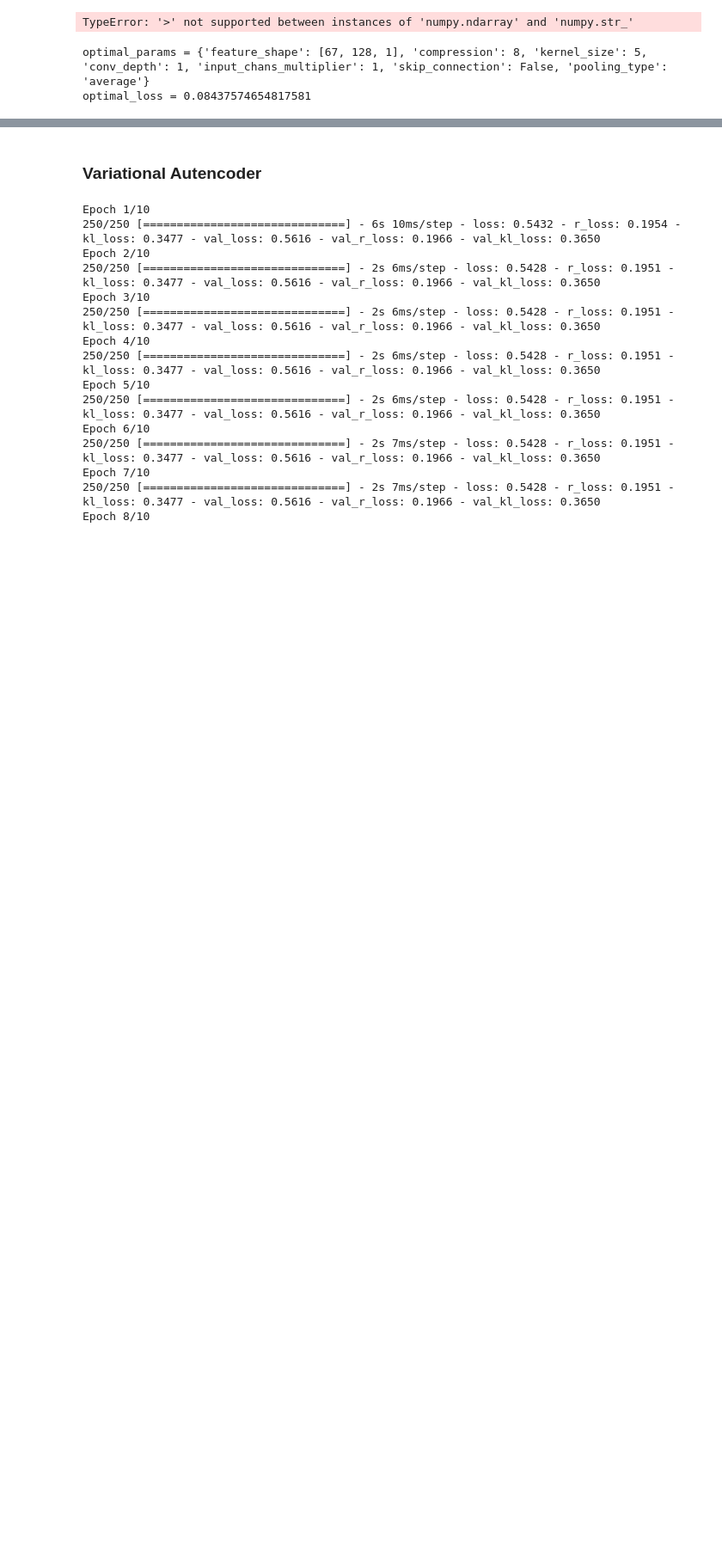
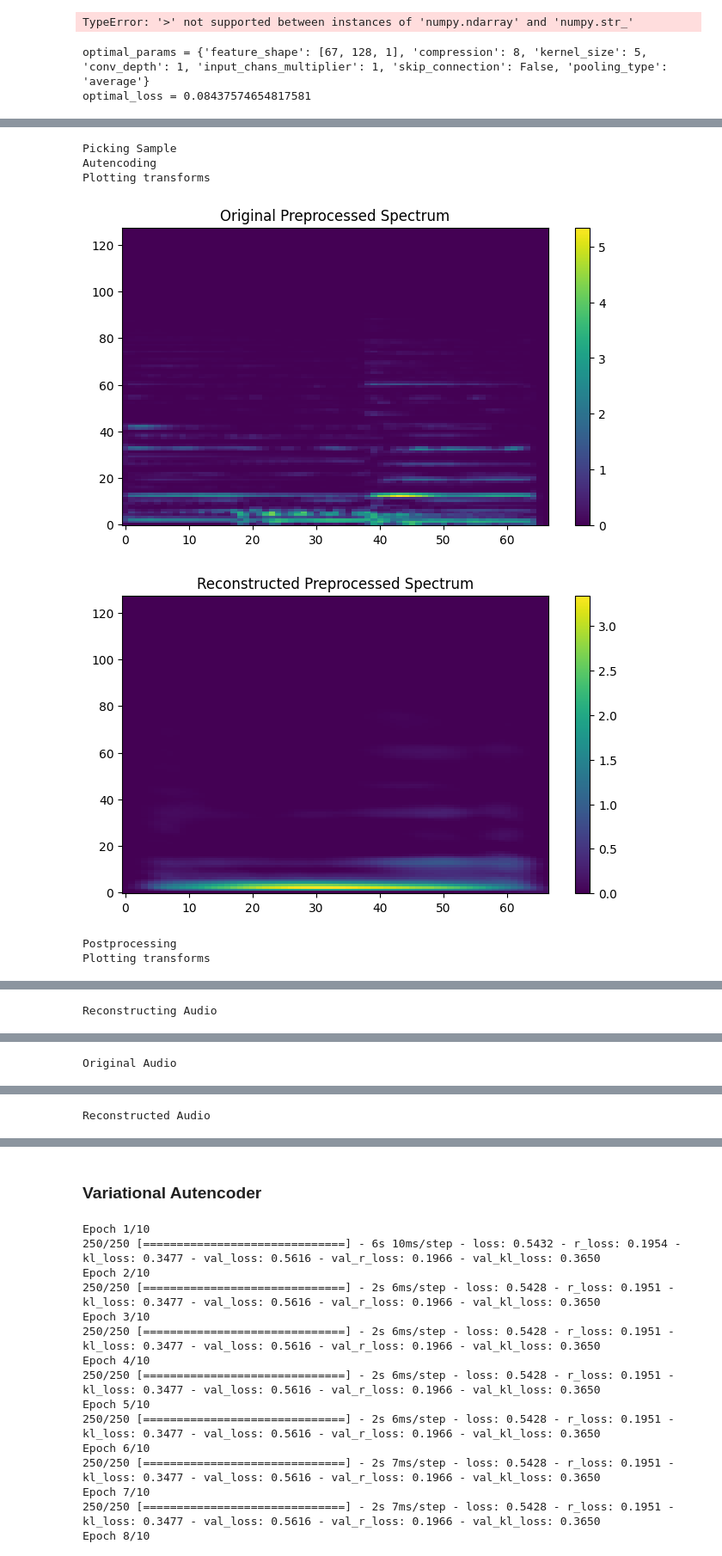
Before and after one commit to FlorSanders/AutoStyleTransfer, a Jupyter notebook: autencoders.ipynb, the cells around one changed output, grey strips where cells are left out. Shown at 86% size. Saved outputs shown, nothing was run; the diff lists cells and outputs as text; code cells hidden in the pictures; blank space fills up the shorter version.

```diff
--- a/autencoders.ipynb
+++ b/autencoders.ipynb
@@ -294,7 +297,7 @@ optimal_params, optimal_loss = tune_hyperparameters(
     results_path=results_path,
     epochs=epochs,
     compile_kwargs=compile_kwargs,
-    verbose=True,
+    verbose=False,
     do_random=True,
     random_attempts=25,
 )
@@ -340,7 +343,7 @@ for i in range(passes):
         results_path=results_path,
         epochs=epochs,
         compile_kwargs=compile_kwargs,
-        verbose=True,
+        verbose=False,
         do_random=False,
     )
 # %% [output]
@@ -384,3 +374,6 @@ for file in os.listdir(results_path):
+# %%
+# Load optimal hyperparameters from tuning process
+optimal_params, optimal_loss = load_optimal_params(results_path, loss_key)
 # %%
 print(f"{optimal_params = }")
 print(f"{optimal_loss = }")
@@ -387,5 +383,6 @@ print(f"{optimal_loss = }")
 # %%
 # Retrain with optimal params
-autoencoder = Conv2DAutoencoder(**default_params)
+autoencoder = Conv2DAutoencoder(**optimal_params)
 autoencoder.compile(**compile_kwargs)
-history = autoencoder.fit(X_train, X_train, epochs=10, shuffle=True, validation_data=(X_val, X_val), verbose=1)
+earlystopping = krs.callbacks.EarlyStopping(monitor=loss_key, patience=5, min_delta=1e-6)
+history = autoencoder.fit(X_train, X_train, epochs=250, shuffle=True, validation_data=(X_val, X_val), callbacks=[earlystopping], verbose=1)
@@ -392,3 +410,11 @@ history = autoencoder.fit(X_train, X_train, epochs=10, shuffle=True, validation_
 # %%
 # Test autoencoder
-test_autoencoder()
+test_autoencoder(autoencoder)
+# %% [output]
+Picking Sample
+Autencoding
+Plotting transforms
+[figure, added]
+[figure, added]
+Postprocessing
+Plotting transforms
@@ -394,0 +423 @@ test_autoencoder()
+Reconstructing Audio
@@ -394,0 +426 @@ test_autoencoder()
+Original Audio
@@ -394,0 +428 @@ test_autoencoder()
+Reconstructed Audio
```
Also changed, not shown: parts of 9 cells of this notebook, 1 other file.
